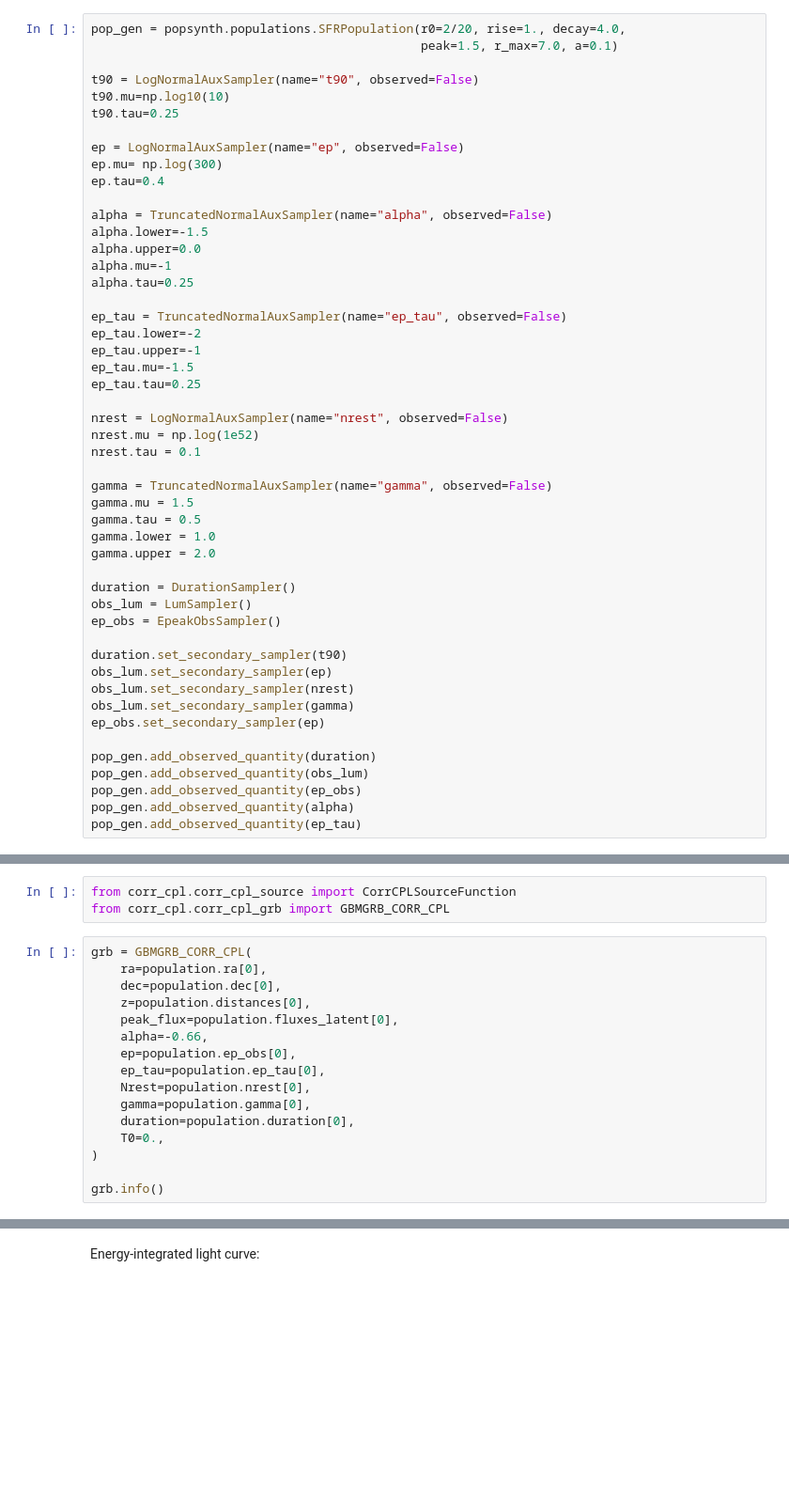
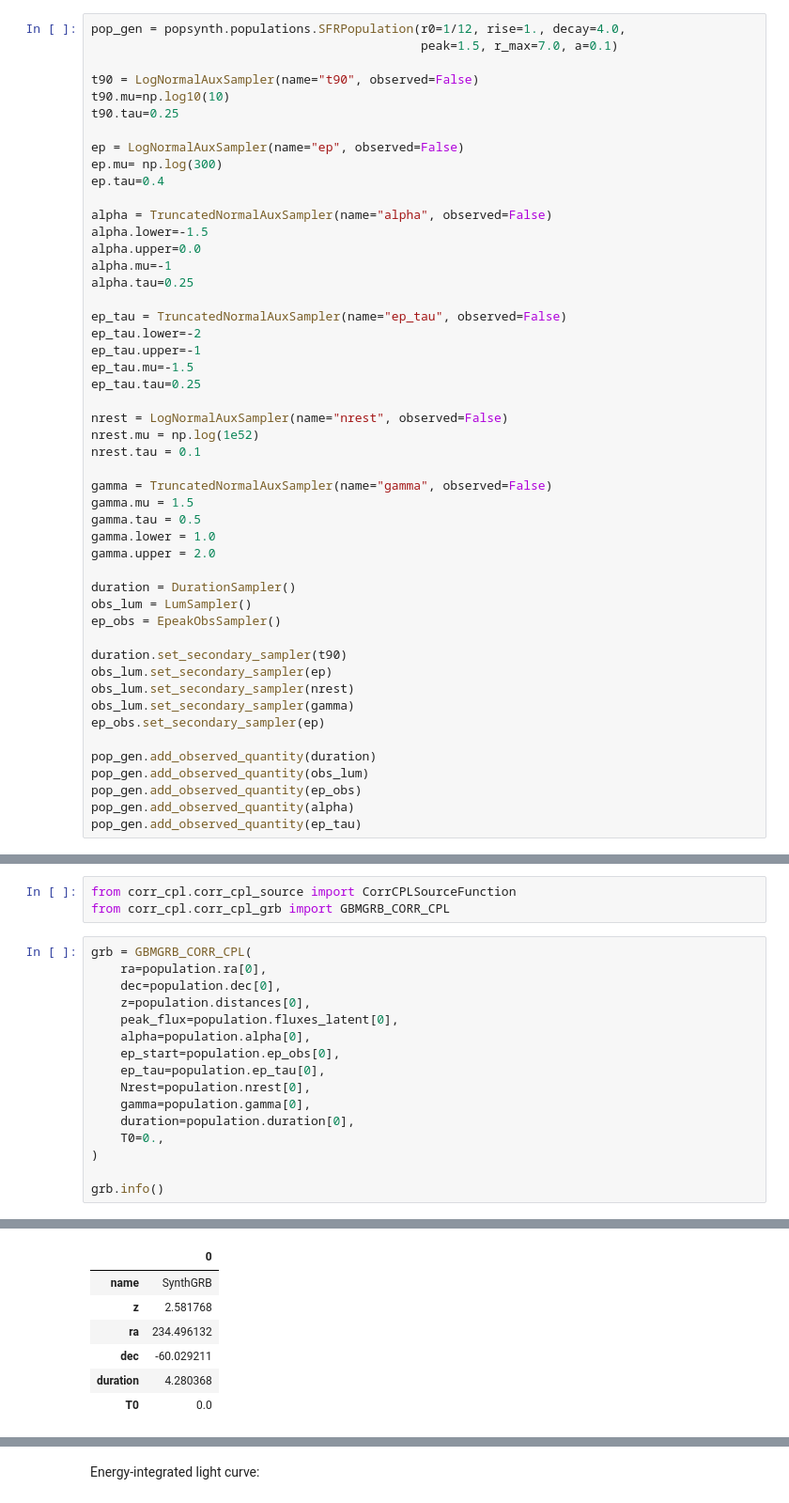
Before and after one commit to Chrobin111/zusammen, a Jupyter notebook: examples/single_grb.ipynb, the cells around one changed output, grey strips where cells are left out. Shown at 94% size. Drawn from its saved outputs; the diff is of its cells as text; blank space fills up the shorter version.

```diff
--- a/examples/single_grb.ipynb
+++ b/examples/single_grb.ipynb
@@ -24,7 +44,7 @@ import cosmogrb
 # %% [markdown]
 ## Simulate one GRB in popsynth
 # %%
-pop_gen = popsynth.populations.SFRPopulation(r0=2/20, rise=1., decay=4.0,
+pop_gen = popsynth.populations.SFRPopulation(r0=1/12, rise=1., decay=4.0,
                                              peak=1.5, r_max=7.0, a=0.1)
 
 t90 = LogNormalAuxSampler(name="t90", observed=False)
@@ -86,8 +110,8 @@ grb = GBMGRB_CORR_CPL(
     dec=population.dec[0],
     z=population.distances[0],
     peak_flux=population.fluxes_latent[0],
-    alpha=-0.66,
-    ep=population.ep_obs[0],
+    alpha=population.alpha[0],
+    ep_start=population.ep_obs[0],
     ep_tau=population.ep_tau[0],
     Nrest=population.nrest[0],
     gamma=population.gamma[0],
@@ -96,3 +120,4 @@ grb = GBMGRB_CORR_CPL(
 )
 
 grb.info()
+# %% [output]
@@ -98,0 +126,7 @@ grb.info()
+|  | 0 |
+| name | SynthGRB |
+| z | 2.581768 |
+| ra | 234.496132 |
+| dec | -60.029211 |
+| duration | 4.280368 |
+| T0 | 0.0 |
```
Also changed, not shown: parts of 15 cells of this notebook, 4 other files.
